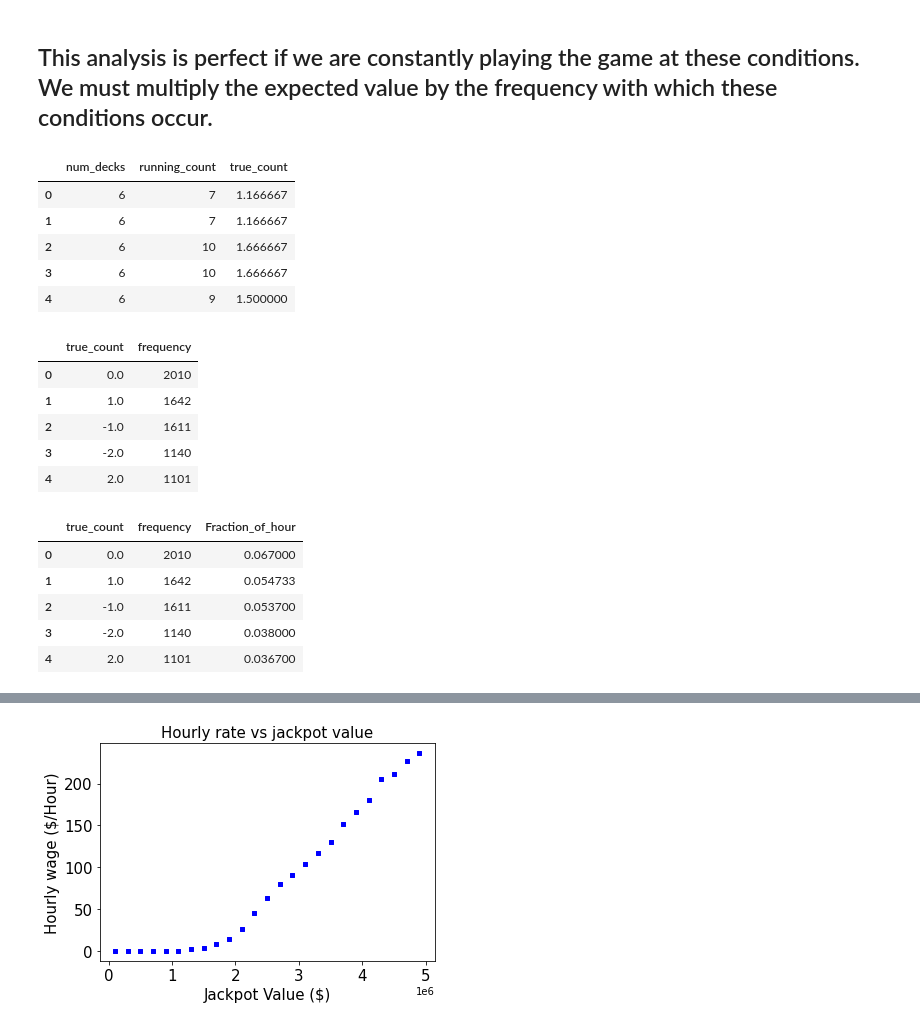
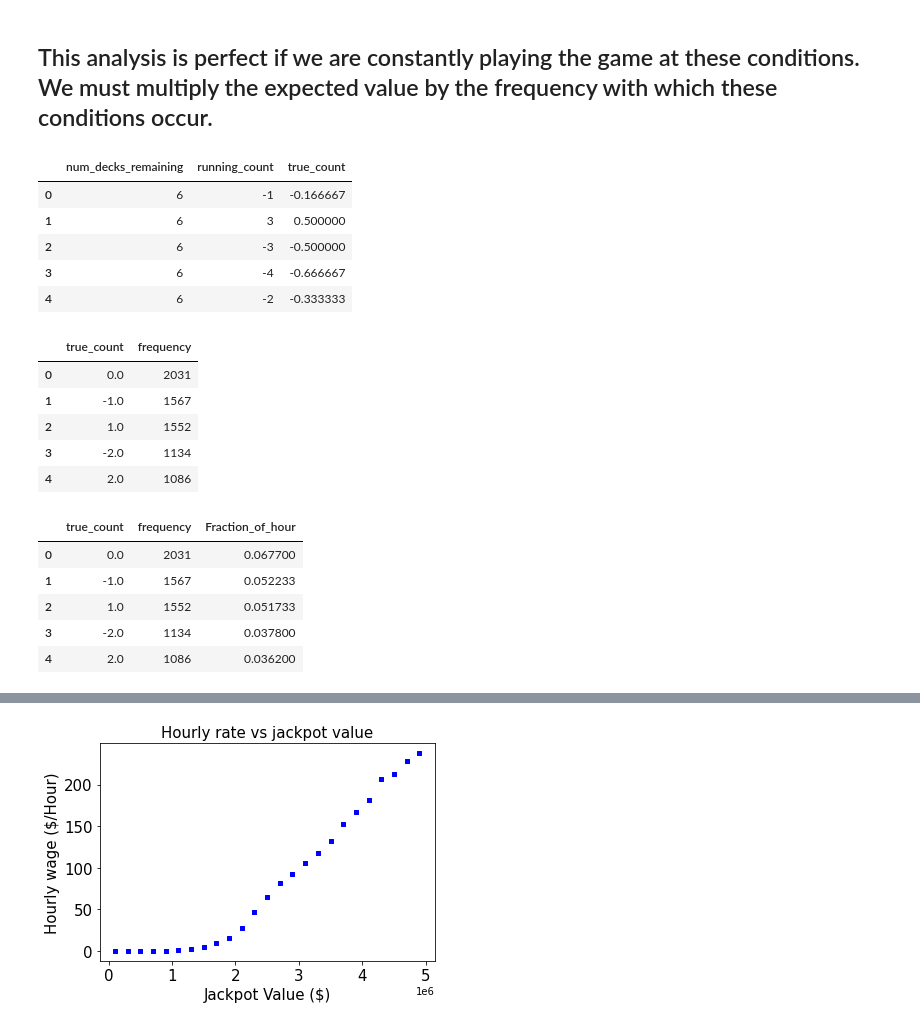
Before and after one commit to etsi123/DataScience_Blackjack_sb, a Jupyter notebook: src/Progressive_blackjack.ipynb, the cells around one changed output, grey strips where cells are left out. Drawn from its saved outputs; the diff is of its cells as text; code cells hidden in the pictures.

```diff
--- a/src/Progressive_blackjack.ipynb
+++ b/src/Progressive_blackjack.ipynb
@@ -59,7 +59,7 @@ if run_sims_flag == True:
             num_wins = shoe.get_expectation_ranges()
             data = [num_decks,running_count,num_wins]
             matrix.append(data)
-    df = pd.DataFrame(matrix,columns = ['num_decks','running_count','num_wins'])
+    df = pd.DataFrame(matrix,columns = ['num_decks_remaining','running_count','num_wins'])
     df.to_csv(os.getcwd()+'/Results/simulated_results.csv')
     df.head()
 # %%
@@ -84,6 +84,6 @@ df.head()
 | 3 | 8 | 3 | 4 | -3960000.0 | -475.2 |
 | 4 | 8 | 4 | 9 | -2660000.0 | -319.2 |
 # %%
-df['true_count'] = df['running_count']/df['num_decks']
+df['true_count'] = df['running_count']/df['num_decks_remaining']
 df.head()
 # %% [output]
@@ -102,7 +102,7 @@ for jackpot in jackpot_list:
     df['expected_cash_return (in dollars)']=(df['num_wins']*jackpot*(0.25+0.025+0.025+0.025)) - num_sims*cost_to_play
     df['jackpot_value'] = jackpot
     df['avg (dollars/hour)'] =  df['expected_cash_return (in dollars)']/avg_rt
-    df['true_count'] = df['running_count']/df['num_decks']
+    df['true_count'] = df['running_count']/df['num_decks_remaining']
     df_final = pd.concat([df_final,df])
 
     fig = plt.figure()
@@ -138,7 +138,7 @@ for i in range(0,len(jackpot_sample)):
     df['expected_cash_return (in dollars)']=(df['num_wins']*jackpot*(0.25+0.025+0.025+0.025)) - num_sims*cost_to_play
     df['jackpot_value'] = jackpot
     df['avg (dollars/hour)'] =  df['expected_cash_return (in dollars)']/avg_rt
-    df['true_count'] = df['running_count']/df['num_decks']
+    df['true_count'] = df['running_count']/df['num_decks_remaining']
     x,y = coords[i][0],coords[i][1]
     axs[x,y].scatter(df.true_count, df['avg (dollars/hour)'], s=20, c='r', marker="s")
     axs[x,y].tick_params(axis='both', which='major', labelsize=15)
@@ -276,16 +276,16 @@ for i in range(0,num_sims):
     freq_list = freq_list + shoe.simulate_blackjack_shoe(0.95)
 # %%
 #Simulate game num_sims times and aggregate true count situations.
-freq_df = pd.DataFrame(freq_list,columns = ['num_decks','running_count'])
-freq_df['true_count'] = freq_df['running_count'] / freq_df['num_decks']
+freq_df = pd.DataFrame(freq_list,columns = ['num_decks_remaining','running_count'])
+freq_df['true_count'] = freq_df['running_count'] / freq_df['num_decks_remaining']
 freq_df.head()
 # %% [output]
-|  | num_decks | running_count | true_count |
-| 0 | 6 | 7 | 1.166667 |
-| 1 | 6 | 7 | 1.166667 |
-| 2 | 6 | 10 | 1.666667 |
-| 3 | 6 | 10 | 1.666667 |
-| 4 | 6 | 9 | 1.500000 |
+|  | num_decks_remaining | running_count | true_count |
+| 0 | 6 | -1 | -0.166667 |
+| 1 | 6 | 3 | 0.500000 |
+| 2 | 6 | -3 | -0.500000 |
+| 3 | 6 | -4 | -0.666667 |
+| 4 | 6 | -2 | -0.333333 |
 # %%
 #Use value_counts to compute frequency with which these situations occur.
 freq_df = pd.DataFrame(freq_df.true_count.value_counts()).reset_index()
@@ -293,19 +293,19 @@ freq_df.columns = ['true_count','frequency']
 freq_df.head()
 # %% [output]
 |  | true_count | frequency |
-| 0 | 0.0 | 2010 |
-| 1 | 1.0 | 1642 |
-| 2 | -1.0 | 1611 |
-| 3 | -2.0 | 1140 |
-| 4 | 2.0 | 1101 |
+| 0 | 0.0 | 2031 |
+| 1 | -1.0 | 1567 |
+| 2 | 1.0 | 1552 |
+| 3 | -2.0 | 1134 |
+| 4 | 2.0 | 1086 |
 # %%
 #Convert to fraction of hour.
 freq_df['Fraction_of_hour'] = freq_df['frequency'] /freq_df['frequency'].sum()
 freq_df.head()
 # %% [output]
 |  | true_count | frequency | Fraction_of_hour |
-| 0 | 0.0 | 2010 | 0.067000 |
-| 1 | 1.0 | 1642 | 0.054733 |
-| 2 | -1.0 | 1611 | 0.053700 |
-| 3 | -2.0 | 1140 | 0.038000 |
-| 4 | 2.0 | 1101 | 0.036700 |
+| 0 | 0.0 | 2031 | 0.067700 |
+| 1 | -1.0 | 1567 | 0.052233 |
+| 2 | 1.0 | 1552 | 0.051733 |
+| 3 | -2.0 | 1134 | 0.037800 |
+| 4 | 2.0 | 1086 | 0.036200 |
```
Also changed, not shown: parts of 6 cells of this notebook, 1 other file.
